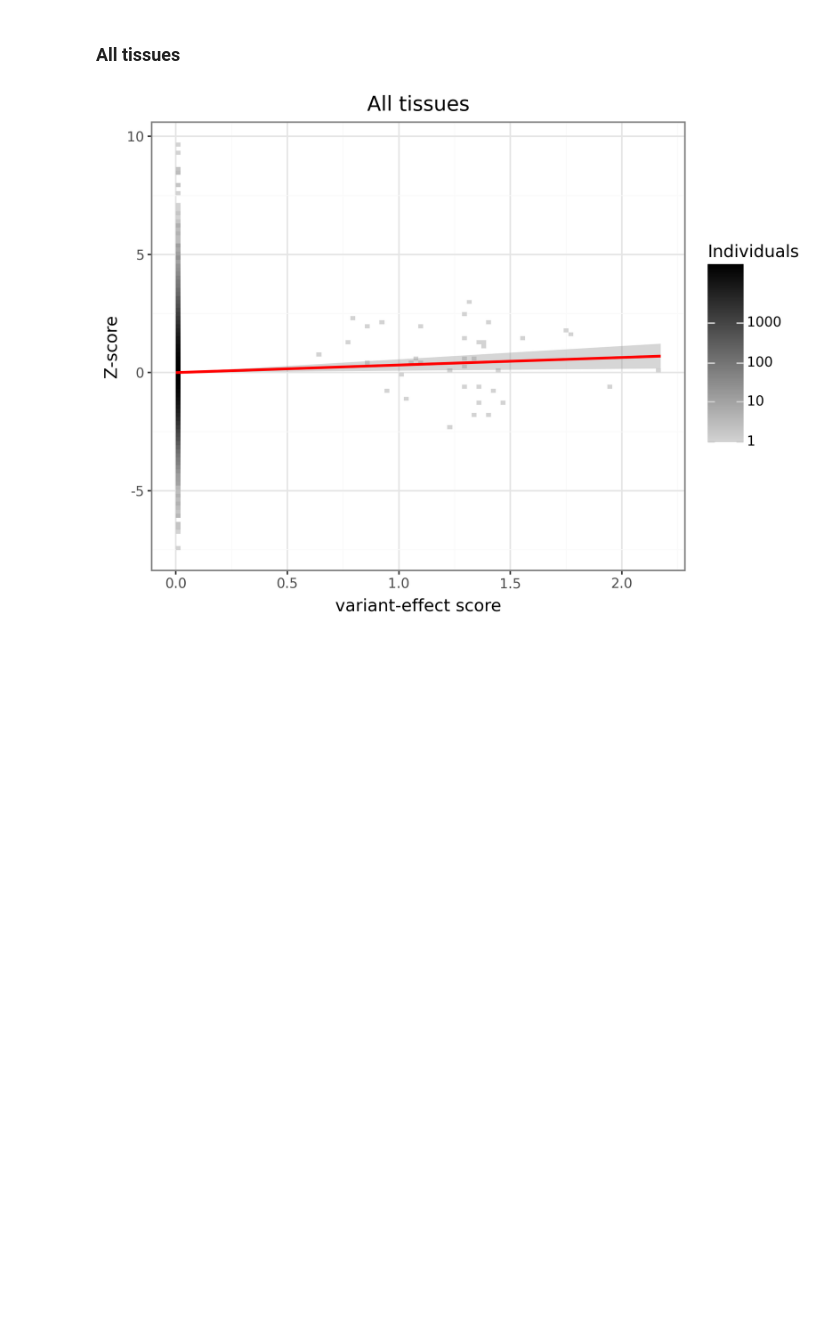
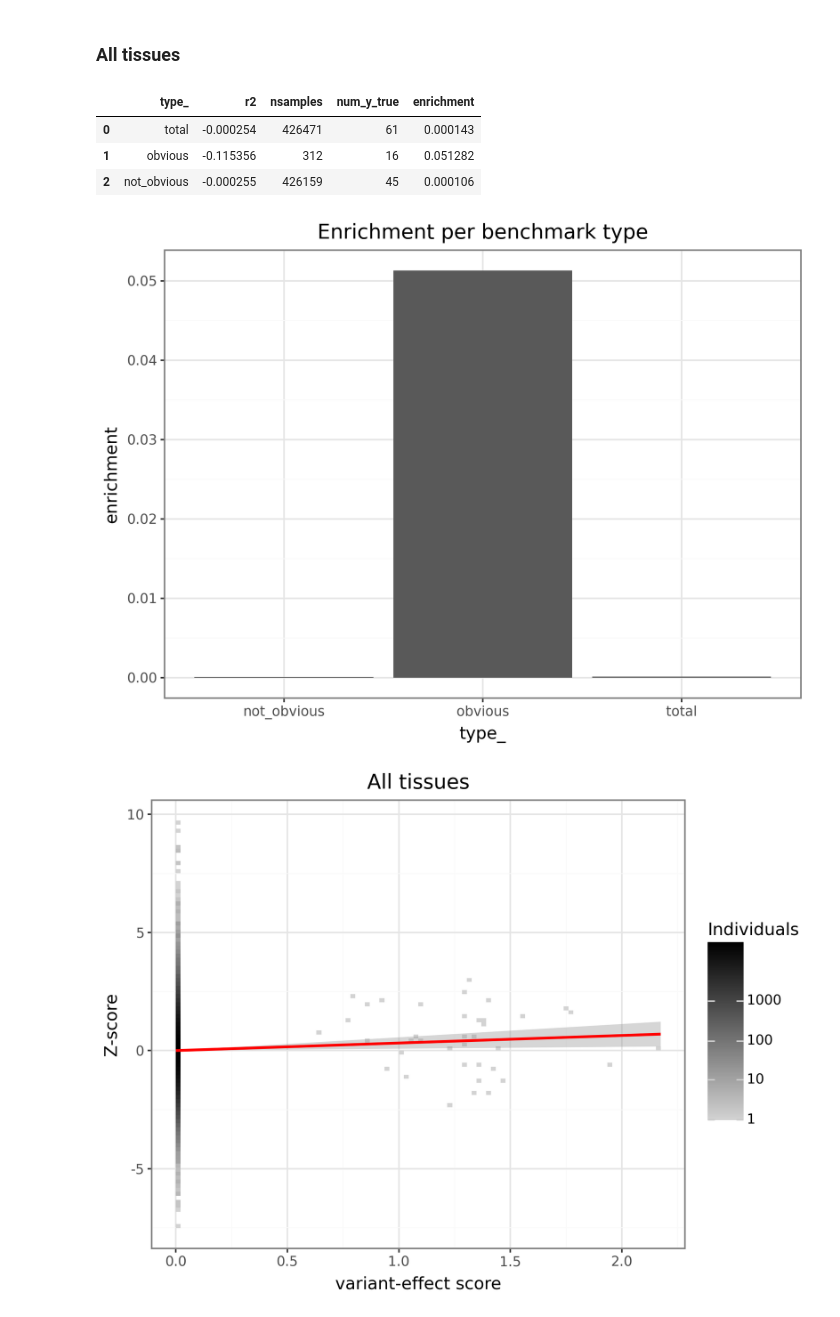
Before and after one commit to gtsitsiridis/kipoi_veff_analysis, a Jupyter notebook: workflow/notebooks/evaluation.py.ipynb, the cells around one changed output. Saved outputs shown, nothing was run; the diff lists cells and outputs as text; code cells hidden in the pictures; blank space fills up the shorter version.

```diff
--- a/workflow/notebooks/evaluation.py.ipynb
+++ b/workflow/notebooks/evaluation.py.ipynb
@@ -147,14 +154,31 @@ def calc_prc_df(
 ### All tissues
 # %%
 pred_df = benchmark_df
-r2_total = r2_score(pred_df["zscore"], pred_df["y_pred"])
+r2_total = r2_score(pred_df["zscore"], pred_df["veff_score"])
 
-pred_df = benchmark_df.filter(pl.col('is_obvious_outlier'))
-r2_obv = r2_score(pred_df["zscore"], pred_df["y_pred"])
+obvious_pred_df = benchmark_df.filter(pl.col('is_obvious_outlier'))
+r2_obv = r2_score(obvious_pred_df["zscore"], obvious_pred_df["veff_score"])
 
-pred_df = benchmark_df.filter(~pl.col('is_obvious_outlier'))
-r2_notobv = r2_score(pred_df["zscore"], pred_df["y_pred"])
+not_obvious_pred_df = benchmark_df.filter(~pl.col('is_obvious_outlier'))
+r2_notobv = r2_score(not_obvious_pred_df["zscore"], not_obvious_pred_df["veff_score"])
 
-pd.DataFrame(dict(type_=['total', 'obvious', 'not_obvious'], r2=[r2_total, r2_obv, r2_notobv])).to_parquet(output['r2_path'])
-del pred_df
+res = pd.DataFrame(dict(type_=['total', 'obvious', 'not_obvious'], r2=[r2_total, r2_obv, r2_notobv],
+                       nsamples=[len(pred_df), len(obvious_pred_df), len(not_obvious_pred_df)],
+                       num_y_true=[pred_df.select(pl.col('y_true').sum()).item(),
+                                   obvious_pred_df.select(pl.col('y_true').sum()).item(),
+                                   not_obvious_pred_df.select(pl.col('y_true').sum()).item()]))
+res = res.assign(enrichment=res.num_y_true/res.nsamples)
+res.to_parquet(output['r2_path'])
+del pred_df, obvious_pred_df, not_obvious_pred_df
+res
+# %% [output]
+|  | type_ | r2 | nsamples | num_y_true | enrichment |
+| 0 | total | -0.000254 | 426471 | 61 | 0.000143 |
+| 1 | obvious | -0.115356 | 312 | 16 | 0.051282 |
+| 2 | not_obvious | -0.000255 | 426159 | 45 | 0.000106 |
+# %%
+pn.ggplot(res, pn.aes(x='type_', y='enrichment')) + pn.geom_bar(stat='identity') + \
+    pn.labs(title='Enrichment per benchmark type') + pn.scale_y_continuous()
+# %% [output]
+[figure, added]
 # %%
```
Also changed, not shown: parts of 16 cells of this notebook, 2 other files.
